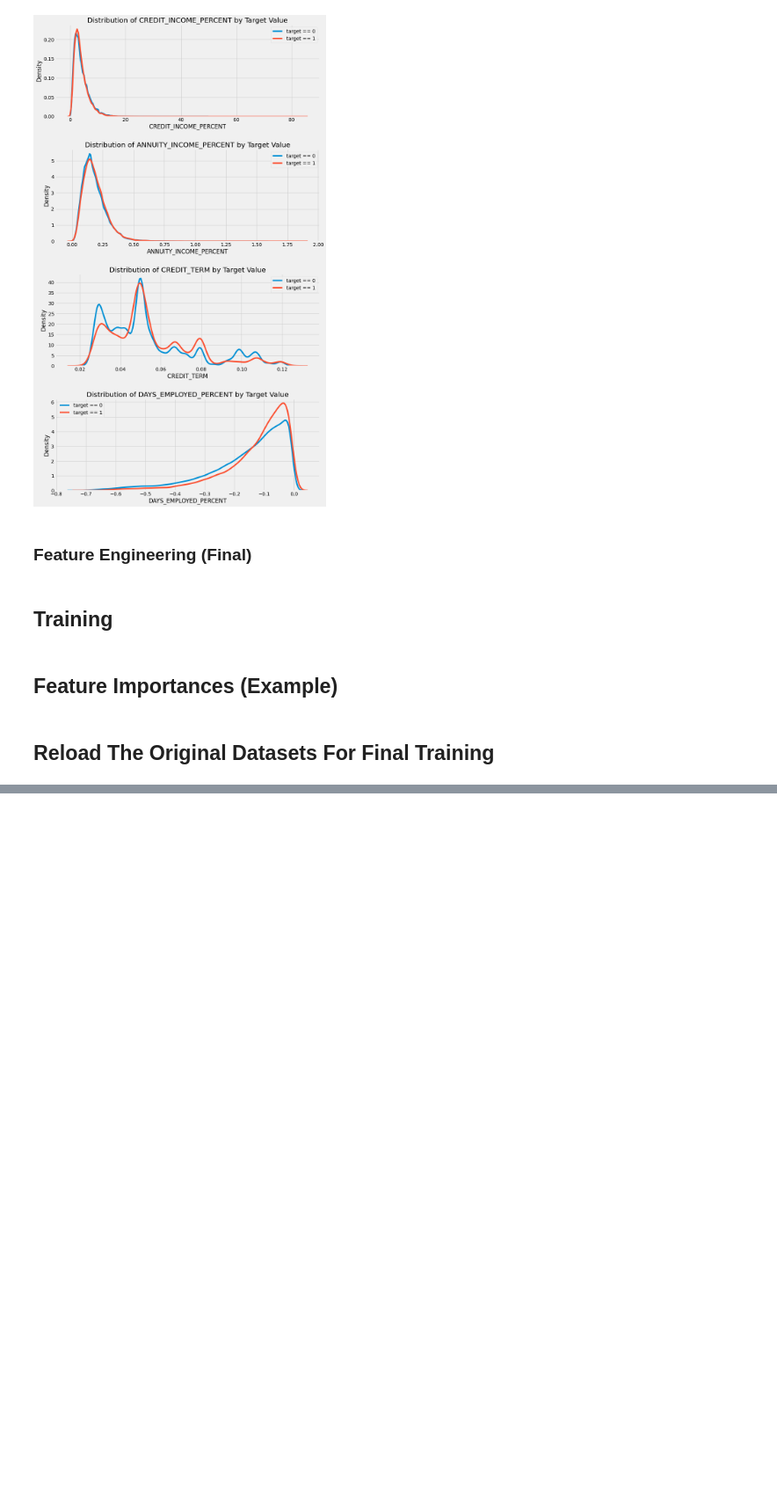
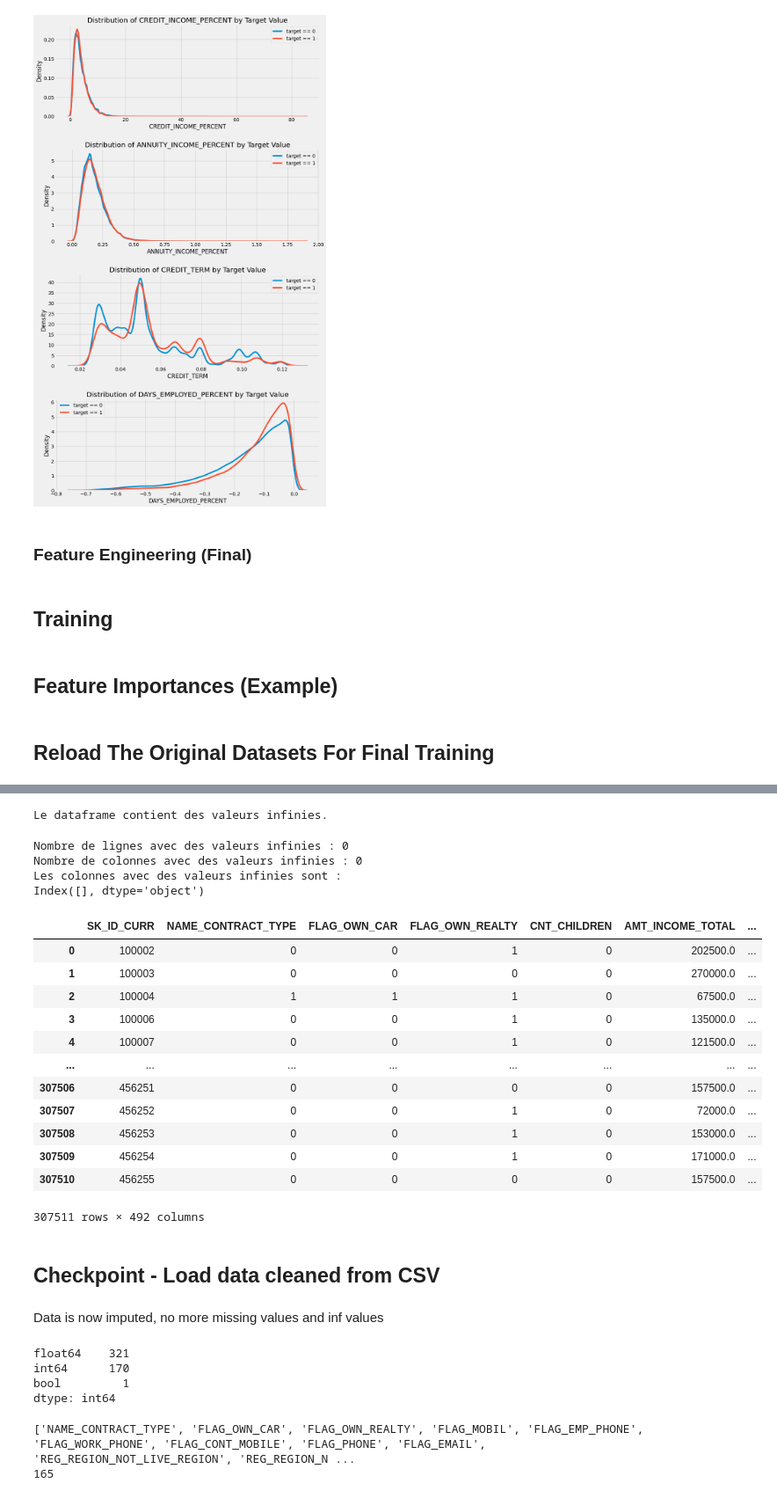
Before and after one commit to MyNameIsKilian/OC-Projet-7, a Jupyter notebook: notebook.ipynb, the cells around one changed output, grey strips where cells are left out. Shown at 88% size. Saved outputs shown, nothing was run; the diff lists cells and outputs as text; code cells hidden in the pictures; blank space fills up the shorter version.

```diff
--- a/notebook.ipynb
+++ b/notebook.ipynb
@@ -1602,0 +1557,54 @@ Final Training
+# %%
+# cols_to_scale = d.select_dtypes(include=['float64']).columns.tolist()
+# df.describe(include=float)
+df = df.astype(float)
+if np.isinf(df.values).any():
+    print("Le dataframe contient des valeurs infinies.")
+else:
+    print("Le dataframe ne contient pas de valeurs infinies.")
+# %% [output]
+Le dataframe contient des valeurs infinies.
+# %%
+inf_values = df[df.isin([np.inf, -np.inf])]
+
+# Comptage des lignes et des colonnes avec des valeurs infinies
+rows_with_inf = inf_values.any(axis=1).sum()
+cols_with_inf = inf_values.any(axis=0).sum()
+
+# Affichage des résultats
+print("Nombre de lignes avec des valeurs infinies : {}".format(rows_with_inf))
+print("Nombre de colonnes avec des valeurs infinies : {}".format(cols_with_inf))
+
+# Recherche des colonnes avec des valeurs infinies
+inf_columns = inf_values.any(axis=0)
+
+# Affichage des colonnes avec des valeurs infinies
+print("Les colonnes avec des valeurs infinies sont :")
+print(df.columns[inf_columns])
+# %% [output]
+Nombre de lignes avec des valeurs infinies : 0
+Nombre de colonnes avec des valeurs infinies : 0
+Les colonnes avec des valeurs infinies sont :
+Index([], dtype='object')
+# %%
+cols_with_inf_values = df.columns[inf_columns]
+df.drop(columns=cols_with_inf_values, inplace=True)
+data.drop(columns=cols_with_inf_values, inplace=True)
+# %%
+data
+# %% [output]
+|  | SK_ID_CURR | NAME_CONTRACT_TYPE | FLAG_OWN_CAR | FLAG_OWN_REALTY | CNT_CHILDREN | AMT_INCOME_TOTAL | ... |
+| 0 | 100002 | 0 | 0 | 1 | 0 | 202500.0 | ... |
+| 1 | 100003 | 0 | 0 | 0 | 0 | 270000.0 | ... |
+| 2 | 100004 | 1 | 1 | 1 | 0 | 67500.0 | ... |
+| 3 | 100006 | 0 | 0 | 1 | 0 | 135000.0 | ... |
+| 4 | 100007 | 0 | 0 | 1 | 0 | 121500.0 | ... |
+| ... | ... | ... | ... | ... | ... | ... | ... |
+| 307506 | 456251 | 0 | 0 | 0 | 0 | 157500.0 | ... |
+| 307507 | 456252 | 0 | 0 | 1 | 0 | 72000.0 | ... |
+| 307508 | 456253 | 0 | 0 | 1 | 0 | 153000.0 | ... |
+| 307509 | 456254 | 0 | 0 | 1 | 0 | 171000.0 | ... |
+| 307510 | 456255 | 0 | 0 | 0 | 0 | 157500.0 | ... |
+307511 rows × 492 columns
+# %% [markdown]
+## Checkpoint - Load data cleaned from CSV
@@ -1602,0 +1614,26 @@ Final Training
+# %% [markdown]
+Data is now imputed, no more missing values and inf values
+# %%
+# Change bool column to int
+print(data.dtypes.value_counts())
+column_bool = data.select_dtypes(include=bool).columns.tolist()
+data[column_bool] = data[column_bool].astype(int)
+# %% [output]
+float64    321
+int64      170
+bool         1
+dtype: int64
+# %%
+# find one hot encoded columns
+columns_one_hot = []
+for columnn in df.columns:
+    if len(df[columnn].unique()) == 2 and set(df[columnn].unique()) == set([0, 1]):
+        columns_one_hot.append(columnn)
+
+columns_one_hot.append('SK_ID_CURR')
+print(columns_one_hot)
+print(len(columns_one_hot))
+columns_to_scale = data.drop(columns=columns_one_hot).columns
+# %% [output]
+['NAME_CONTRACT_TYPE', 'FLAG_OWN_CAR', 'FLAG_OWN_REALTY', 'FLAG_MOBIL', 'FLAG_EMP_PHONE', 'FLAG_WORK_PHONE', 'FLAG_CONT_MOBILE', 'FLAG_PHONE', 'FLAG_EMAIL', 'REG_REGION_NOT_LIVE_REGION', 'REG_REGION_N ...
+165
```
Also changed, not shown: parts of 25 cells of this notebook, 3 other files.
